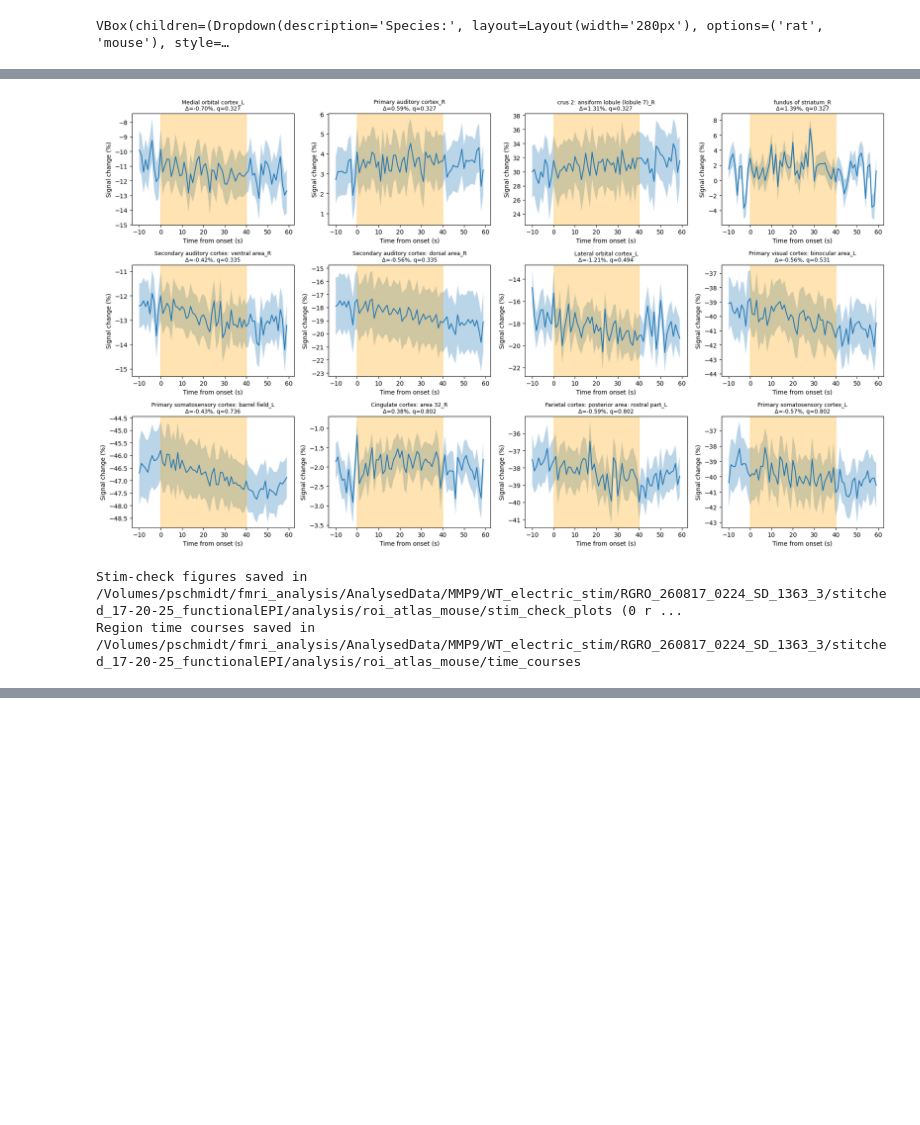
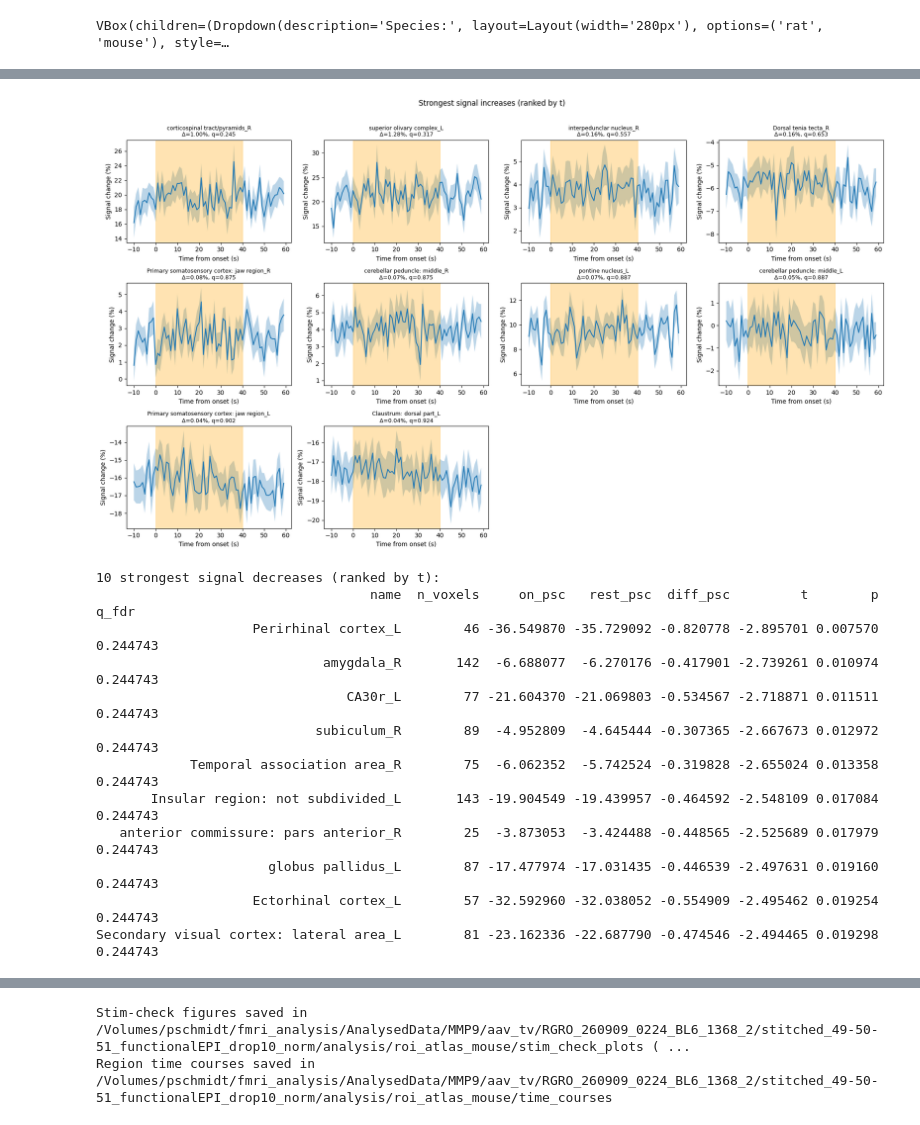
Before and after one commit to schmidt12335/fmri_analysis, a Jupyter notebook: mol_fMRI_electric_stim_analysis.ipynb, the cells around one changed output, grey strips where cells are left out. Cells and saved outputs as stored; diff of their text form; code cells hidden in the pictures; blank space fills up the shorter version.

```diff
--- a/mol_fMRI_electric_stim_analysis.ipynb
+++ b/mol_fMRI_electric_stim_analysis.ipynb
@@ -282,7 +327,8 @@ from statsmodels.stats.multitest import multipletests
 
 MIN_VOXELS = 5
 FDR_ALPHA = 0.05
-N_PLOT = 12
+N_TOP = 10  # regions shown per direction: the N_TOP strongest signal increases and the N_TOP strongest decreases
+RANK_BY = "t"  # "t": by t-statistic (significance); "diff_psc": by size of the signal change in % (favours small, noisy regions)
 SAVE_ALL_REGION_PLOTS = True  # one stim-check figure per region in stim_check_plots/ (responders always saved)
 S1_PATTERN = r"somatosens|\bS1"  # regions printed as the stimulation sanity check
 
@@ -377,25 +423,44 @@ for r in results[results["responder"]].itertuples():
     response_map[labels == r.label_id] = r.diff_psc
 nib.save(nib.Nifti1Image(response_map, labels_img.affine, labels_img.header), str(atlas_dir / "atlas_roi_stim_response_map.nii.gz"))
 
-# Epoch averages of the strongest regions
+# Epoch averages of the strongest regions: the N_TOP strongest signal increases and the N_TOP strongest decreases
 t_epoch = np.arange(-pre_vols, period_vols) * stim_tr
-top = results.head(N_PLOT)
-fig, axes = plt.subplots(int(np.ceil(len(top) / 4)), 4, figsize=(18, 3.5 * int(np.ceil(len(top) / 4))), squeeze=False)
-for ax, r in zip(axes.flat, top.itertuples()):
-    ep = region_epochs[r.label_id]
-    m = ep.mean(axis=0)
-    sem = ep.std(axis=0, ddof=1) / np.sqrt(len(ep))
-    ax.plot(t_epoch, m)
-    ax.fill_between(t_epoch, m - sem, m + sem, alpha=0.3)
-    ax.axvspan(0, STIM_ON_S, color="orange", alpha=0.3)
-    ax.set_title(f"{r.name}\nΔ={r.diff_psc:.2f}%, q={r.q_fdr:.3g}", fontsize=9)
-    ax.set_xlabel("Time from onset (s)")
-    ax.set_ylabel("Signal change (%)")
-for ax in list(axes.flat)[len(top):]:
-    ax.axis("off")
-plt.tight_layout()
-plt.savefig(atlas_dir / "atlas_roi_stim_response_top_regions.svg", dpi=300)
-plt.show()
+
+
+def top_regions(sign):
+    """The N_TOP regions with the strongest signal increase (sign=1) or decrease (sign=-1), ranked by RANK_BY."""
+    column = "t" if RANK_BY == "t" else "diff_psc"
+    candidates = results[(results["diff_psc"] * sign > 0) & results[column].notna()]
+    return candidates.loc[(candidates[column] * sign).sort_values(ascending=False).index[:N_TOP]]
+
+
+def plot_top_regions(top, title, out_file):
+    n_rows = max(1, int(np.ceil(len(top) / 4)))
+    fig, axes = plt.subplots(n_rows, 4, figsize=(18, 3.5 * n_rows), squeeze=False)
+    for ax, r in zip(axes.flat, top.itertuples()):
+        ep = region_epochs[r.label_id]
+        m = ep.mean(axis=0)
+        sem = ep.std(axis=0, ddof=1) / np.sqrt(len(ep))
+        ax.plot(t_epoch, m)
+        ax.fill_between(t_epoch, m - sem, m + sem, alpha=0.3)
+        ax.axvspan(0, STIM_ON_S, color="orange", alpha=0.3)
+        ax.set_title(f"{r.name}\nΔ={r.diff_psc:.2f}%, q={r.q_fdr:.3g}", fontsize=9)
+        ax.set_xlabel("Time from onset (s)")
+        ax.set_ylabel("Signal change (%)")
+    for ax in list(axes.flat)[len(top):]:
+        ax.axis("off")
+    fig.suptitle(title)
+    fig.tight_layout(rect=(0, 0, 1, 0.97))
+    fig.savefig(out_file, dpi=300)
+    plt.show()
+
+
+top_columns = ["name", "n_voxels", "on_psc", "rest_psc", "diff_psc", "t", "p", "q_fdr"]
+for sign, label in ((1, "increase"), (-1, "decrease")):
+    top = top_regions(sign)
+    print_statement(f"{len(top)} strongest signal {label}s (ranked by {RANK_BY}):", bcolors.NOTIFICATION)
+    print(top[top_columns].to_string(index=False))
+    plot_top_regions(top, f"Strongest signal {label}s (ranked by {RANK_BY})", atlas_dir / f"atlas_roi_stim_response_top_{label}s.svg")
 
 
 def save_region_plot(r):
@@ -454,3 +519,13 @@ print_statement(f"Region time courses saved in {tc_dir}", bcolors.OKGREEN)
-[figure, old version]
+[figure, new version]
-Stim-check figures saved in /Volumes/pschmidt/fmri_analysis/AnalysedData/MMP9/WT_electric_stim/RGRO_260817_0224_SD_1363_3/stitched_17-20-25_functionalEPI/analysis/roi_atlas_mouse/stim_check_plots (0 r ...
-Region time courses saved in /Volumes/pschmidt/fmri_analysis/AnalysedData/MMP9/WT_electric_stim/RGRO_260817_0224_SD_1363_3/stitched_17-20-25_functionalEPI/analysis/roi_atlas_mouse/time_courses
+10 strongest signal decreases (ranked by t):
+                                   name  n_voxels     on_psc   rest_psc  diff_psc         t        p    q_fdr
+                    Perirhinal cortex_L        46 -36.549870 -35.729092 -0.820778 -2.895701 0.007570 0.244743
+                             amygdala_R       142  -6.688077  -6.270176 -0.417901 -2.739261 0.010974 0.244743
+                                CA30r_L        77 -21.604370 -21.069803 -0.534567 -2.718871 0.011511 0.244743
+                            subiculum_R        89  -4.952809  -4.645444 -0.307365 -2.667673 0.012972 0.244743
+            Temporal association area_R        75  -6.062352  -5.742524 -0.319828 -2.655024 0.013358 0.244743
+       Insular region: not subdivided_L       143 -19.904549 -19.439957 -0.464592 -2.548109 0.017084 0.244743
+   anterior commissure: pars anterior_R        25  -3.873053  -3.424488 -0.448565 -2.525689 0.017979 0.244743
+                      globus pallidus_L        87 -17.477974 -17.031435 -0.446539 -2.497631 0.019160 0.244743
+                    Ectorhinal cortex_L        57 -32.592960 -32.038052 -0.554909 -2.495462 0.019254 0.244743
+Secondary visual cortex: lateral area_L        81 -23.162336 -22.687790 -0.474546 -2.494465 0.019298 0.244743
@@ -457,3 +533,5 @@ Region time courses saved in /Volumes/pschmidt/fmri_analysis/AnalysedData/MMP9/W
+Stim-check figures saved in /Volumes/pschmidt/fmri_analysis/AnalysedData/MMP9/aav_tv/RGRO_260909_0224_BL6_1368_2/stitched_49-50-51_functionalEPI_drop10_norm/analysis/roi_atlas_mouse/stim_check_plots ( ...
+Region time courses saved in /Volumes/pschmidt/fmri_analysis/AnalysedData/MMP9/aav_tv/RGRO_260909_0224_BL6_1368_2/stitched_49-50-51_functionalEPI_drop10_norm/analysis/roi_atlas_mouse/time_courses
 # %% [markdown]
 # Voxelwise Stimulation Maps in Atlas Space (for group analysis)
 
```
Also changed, not shown: parts of 8 cells of this notebook, 6 other files.
